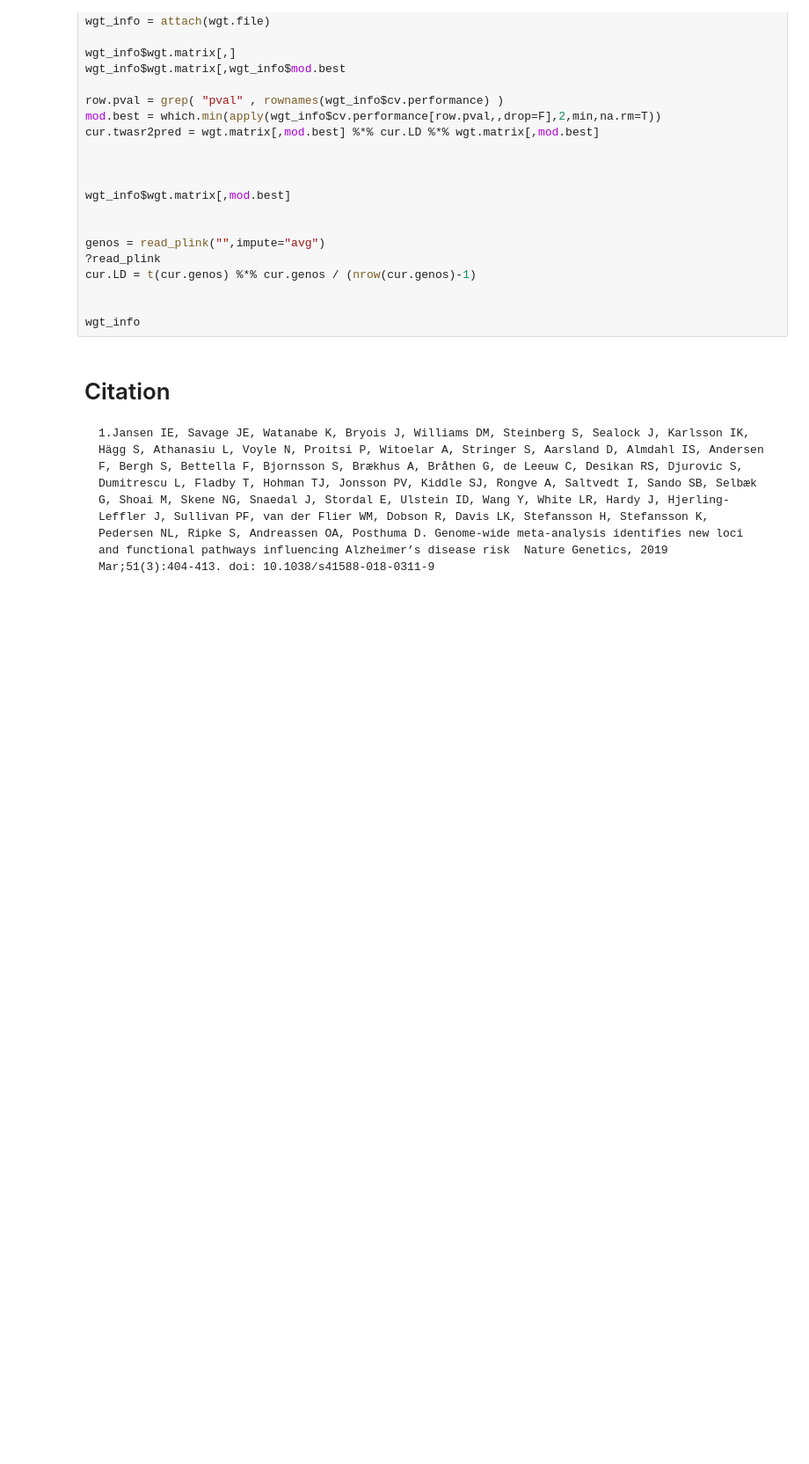
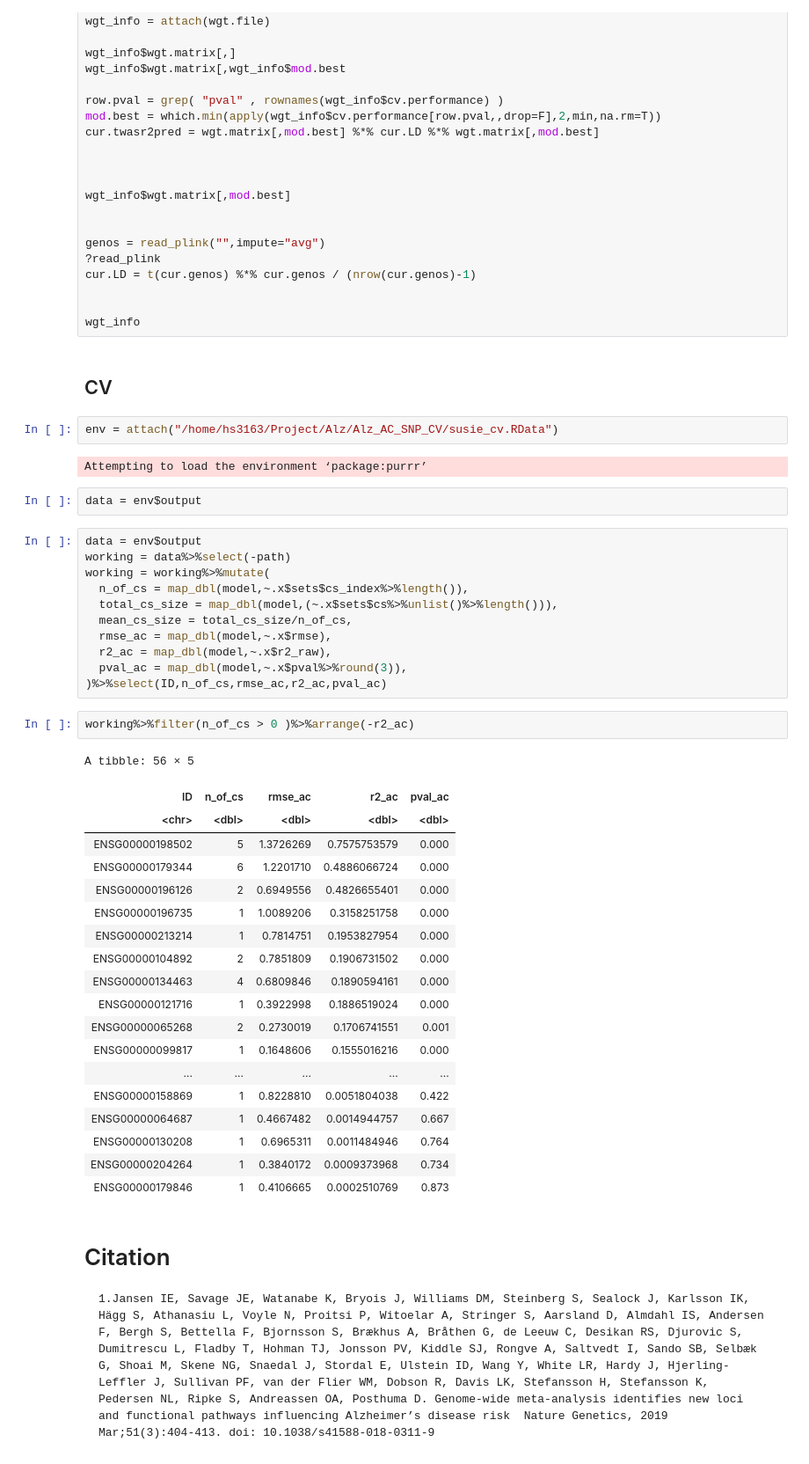
Before and after one commit to gaow/neuro-twas, a Jupyter notebook: Analysis/ROSMAP_TWAS/Alz_specific_gene_analysis.ipynb, the cells around one changed output. Shown at 88% size. Cells and saved outputs as stored; diff of their text form; blank space fills up the shorter version.

Commit message:
uni susie CV bug free

```diff
--- a/Analysis/ROSMAP_TWAS/Alz_specific_gene_analysis.ipynb
+++ b/Analysis/ROSMAP_TWAS/Alz_specific_gene_analysis.ipynb
@@ -537,6 +541,47 @@ cur.LD = t(cur.genos) %*% cur.genos / (nrow(cur.genos)-1)
 
 
 wgt_info
+# %% [markdown]
+## CV
+# %%
+env = attach("/home/hs3163/Project/Alz/Alz_AC_SNP_CV/susie_cv.RData")
+# %% [output]
+Attempting to load the environment ‘package:purrr’
+# %%
+data = env$output
+# %%
+data = env$output
+working = data%>%select(-path)
+working = working%>%mutate(
+  n_of_cs = map_dbl(model,~.x$sets$cs_index%>%length()),
+  total_cs_size = map_dbl(model,(~.x$sets$cs%>%unlist()%>%length())),
+  mean_cs_size = total_cs_size/n_of_cs,
+  rmse_ac = map_dbl(model,~.x$rmse),
+  r2_ac = map_dbl(model,~.x$r2_raw),
+  pval_ac = map_dbl(model,~.x$pval%>%round(3)),
+)%>%select(ID,n_of_cs,rmse_ac,r2_ac,pval_ac)
+# %%
+working%>%filter(n_of_cs > 0 )%>%arrange(-r2_ac)
+# %% [output]
+A tibble: 56 × 5
+| ID | n_of_cs | rmse_ac | r2_ac | pval_ac |
+| <chr> | <dbl> | <dbl> | <dbl> | <dbl> |
+| ENSG00000198502 | 5 | 1.3726269 | 0.7575753579 | 0.000 |
+| ENSG00000179344 | 6 | 1.2201710 | 0.4886066724 | 0.000 |
+| ENSG00000196126 | 2 | 0.6949556 | 0.4826655401 | 0.000 |
+| ENSG00000196735 | 1 | 1.0089206 | 0.3158251758 | 0.000 |
+| ENSG00000213214 | 1 | 0.7814751 | 0.1953827954 | 0.000 |
+| ENSG00000104892 | 2 | 0.7851809 | 0.1906731502 | 0.000 |
+| ENSG00000134463 | 4 | 0.6809846 | 0.1890594161 | 0.000 |
+| ENSG00000121716 | 1 | 0.3922998 | 0.1886519024 | 0.000 |
+| ENSG00000065268 | 2 | 0.2730019 | 0.1706741551 | 0.001 |
+| ENSG00000099817 | 1 | 0.1648606 | 0.1555016216 | 0.000 |
+| ... | ... | ... | ... | ... |
+| ENSG00000158869 | 1 | 0.8228810 | 0.0051804038 | 0.422 |
+| ENSG00000064687 | 1 | 0.4667482 | 0.0014944757 | 0.667 |
+| ENSG00000130208 | 1 | 0.6965311 | 0.0011484946 | 0.764 |
+| ENSG00000204264 | 1 | 0.3840172 | 0.0009373968 | 0.734 |
+| ENSG00000179846 | 1 | 0.4106665 | 0.0002510769 | 0.873 |
 # %% [markdown]
 # Citation
     1.Jansen IE, Savage JE, Watanabe K, Bryois J, Williams DM, Steinberg S, Sealock J, Karlsson IK, Hägg S, Athanasiu L, Voyle N, Proitsi P, Witoelar A, Stringer S, Aarsland D, Almdahl IS, Andersen F, Bergh S, Bettella F, Bjornsson S, Brækhus A, Bråthen G, de Leeuw C, Desikan RS, Djurovic S, Dumitrescu L, Fladby T, Hohman TJ, Jonsson PV, Kiddle SJ, Rongve A, Saltvedt I, Sando SB, Selbæk G, Shoai M, Skene NG, Snaedal J, Stordal E, Ulstein ID, Wang Y, White LR, Hardy J, Hjerling-Leffler J, Sullivan PF, van der Flier WM, Dobson R, Davis LK, Stefansson H, Stefansson K, Pedersen NL, Ripke S, Andreassen OA, Posthuma D. Genome-wide meta-analysis identifies new loci and functional pathways influencing Alzheimer’s disease risk  Nature Genetics, 2019 Mar;51(3):404-413. doi: 10.1038/s41588-018-0311-9
```
Also changed, not shown: parts of 1 cell of this notebook, 1 other file.
